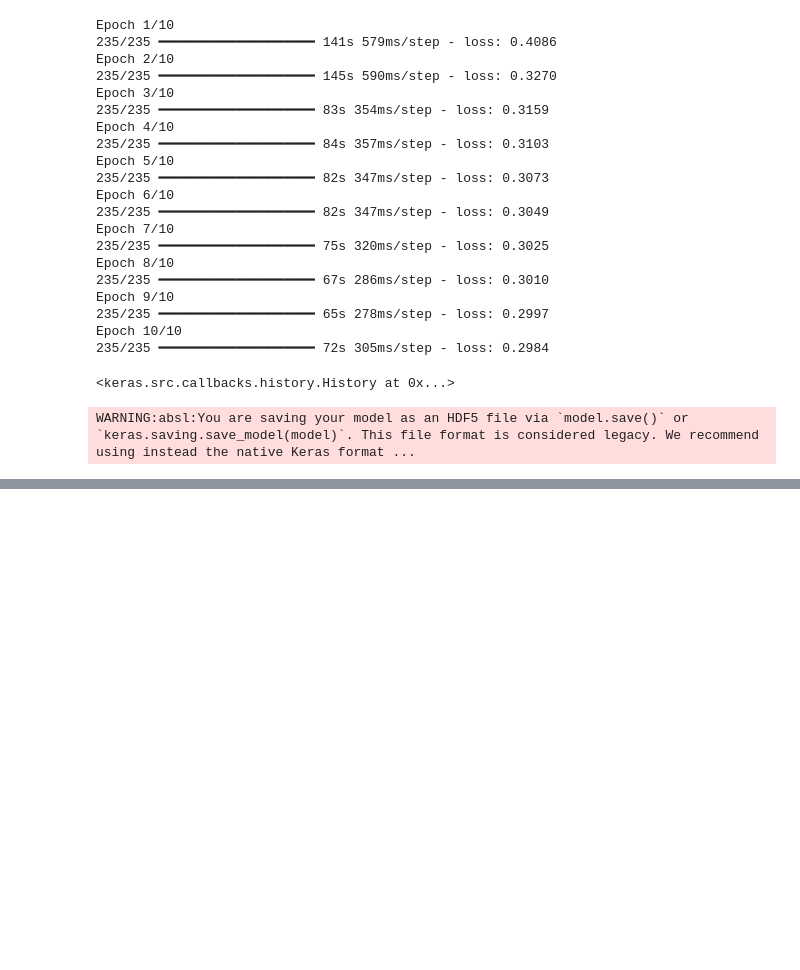
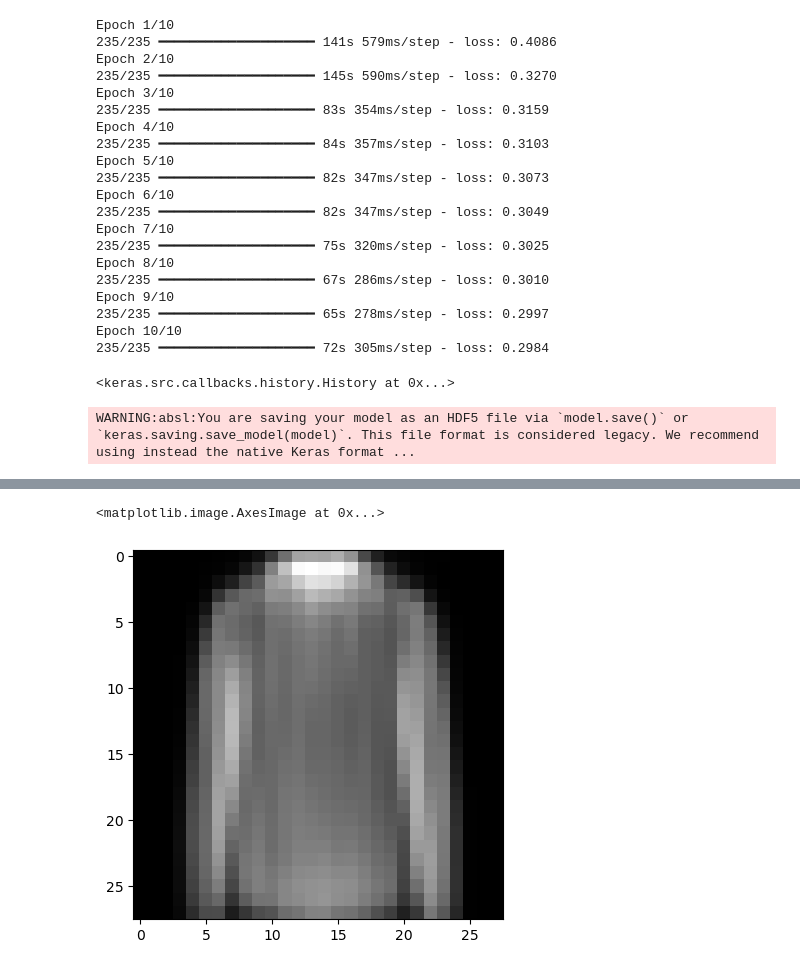
Before and after one commit to KOexPlay/Deep-Learning, a Jupyter notebook: autoencoder.ipynb, the cells around one changed output, grey strips where cells are left out. Drawn from its saved outputs; the diff is of its cells as text; code cells hidden in the pictures; blank space fills up the shorter version.

```diff
--- a/autoencoder.ipynb
+++ b/autoencoder.ipynb
@@ -141,3 +141,5 @@ Epoch 10/10
 autoEncoder.save("auto_encoder.h5")
 # %% [output]
 WARNING:absl:You are saving your model as an HDF5 file via `model.save()` or `keras.saving.save_model(model)`. This file format is considered legacy. We recommend using instead the native Keras format ...
+# %%
+auto_encoder = models.load_model("auto_encoder.h5")
@@ -143,0 +158,4 @@ WARNING:absl:You are saving your model as an HDF5 file via `model.save()` or `ke
+# %%
+prediction = auto_encoder.predict(Nimage_test)
+plt.imshow(prediction[7], cmap = "grey")
+# %% [output]
@@ -143,0 +163,2 @@ WARNING:absl:You are saving your model as an HDF5 file via `model.save()` or `ke
+<matplotlib.image.AxesImage at 0x...>
+[figure, added]
```
Also changed, not shown: parts of 5 cells of this notebook.
